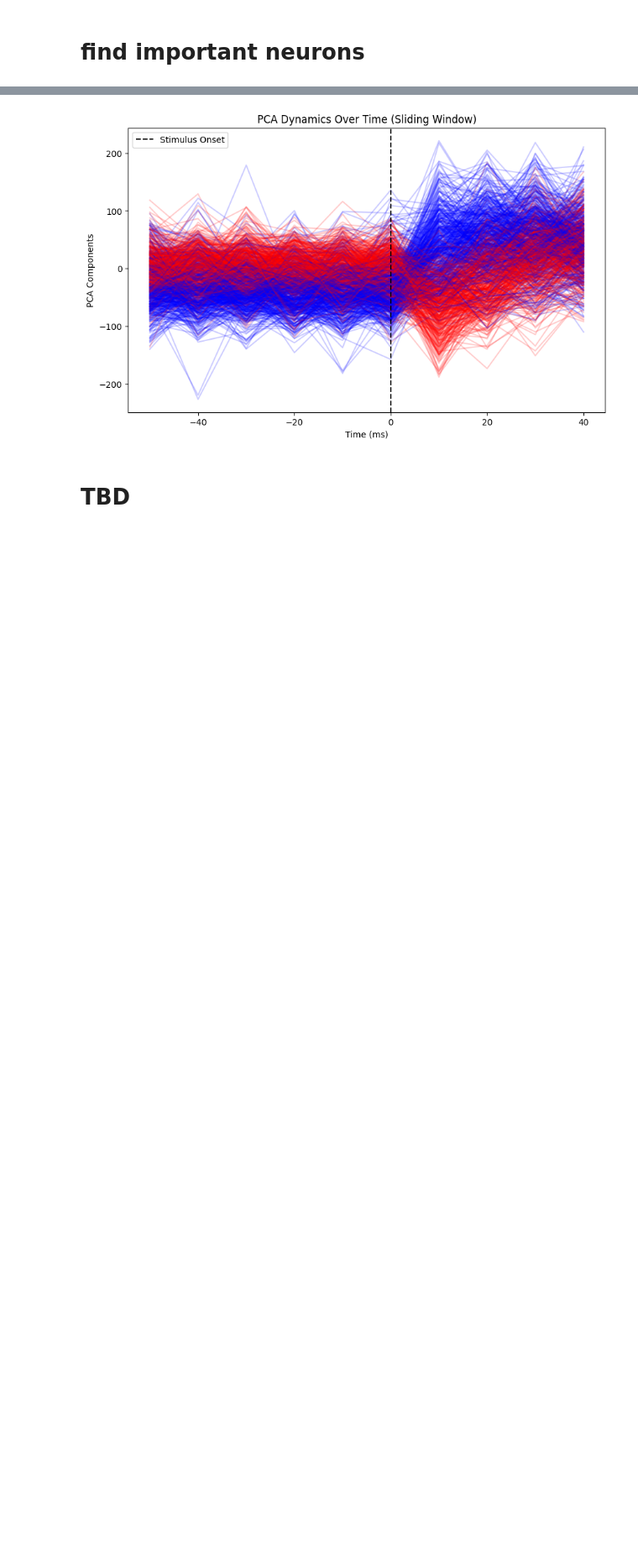
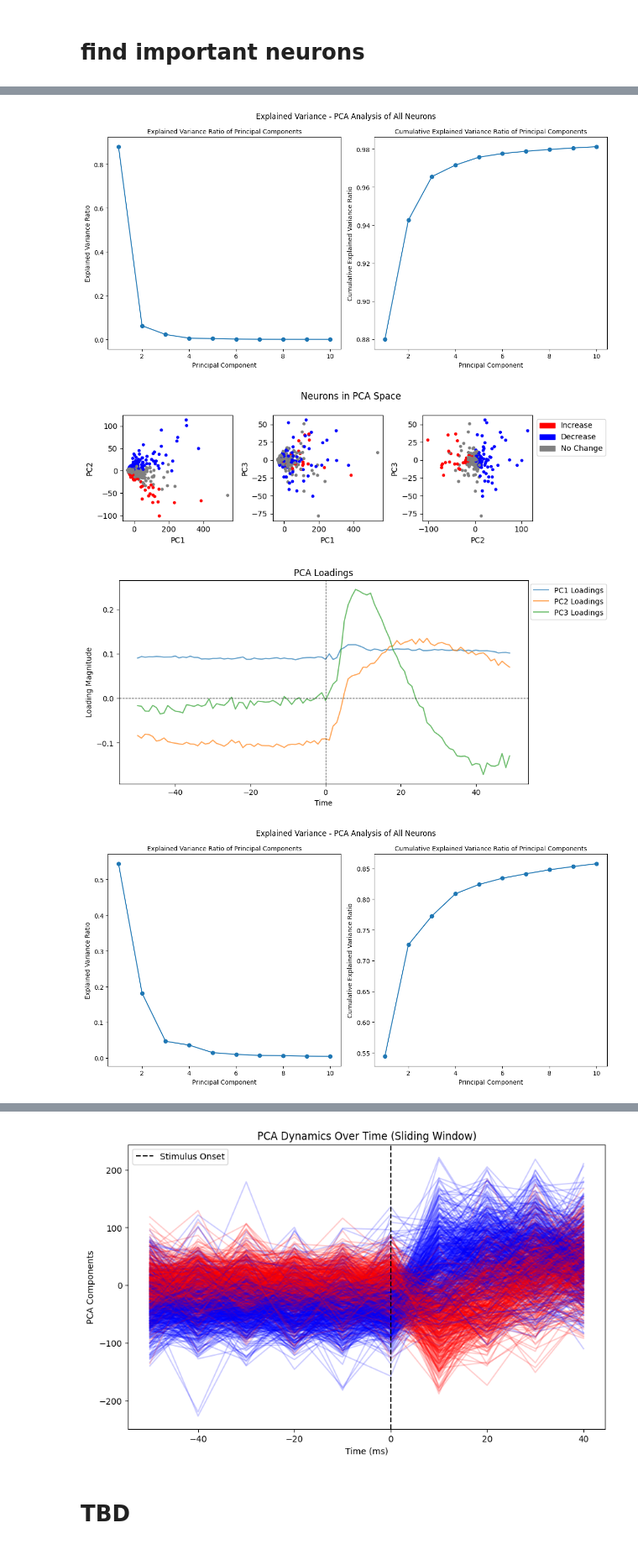
Before and after one commit to serkanshentyurk/rotation_cortex, a Jupyter notebook: v1.ipynb, the cells around one changed output, grey strips where cells are left out. Shown at 84% size. Drawn from its saved outputs; the diff is of its cells as text; code cells hidden in the pictures; blank space fills up the shorter version.

```diff
--- a/v1.ipynb
+++ b/v1.ipynb
@@ -228,0 +172,9 @@ Average stimulus velocity: 7.4374191245480645
+# %%
+pca_fr, pca_neuron = apply_pca(obj, increased_neurons, decreased_neurons, n_components = 10, all_neurons = True, increased = None,
+                               axis_pc = [[0,1],[0,2],[1,2]],
+							   loading_pc = [0,1,2])
+# %% [output]
+[figure, added]
+[figure, added]
+[figure, added]
+[figure, added]
```
Also changed, not shown: parts of 14 cells of this notebook, 1 other file.
